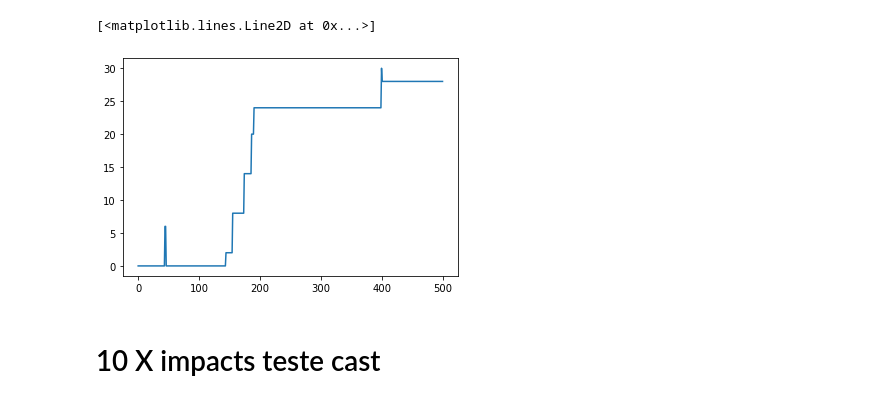
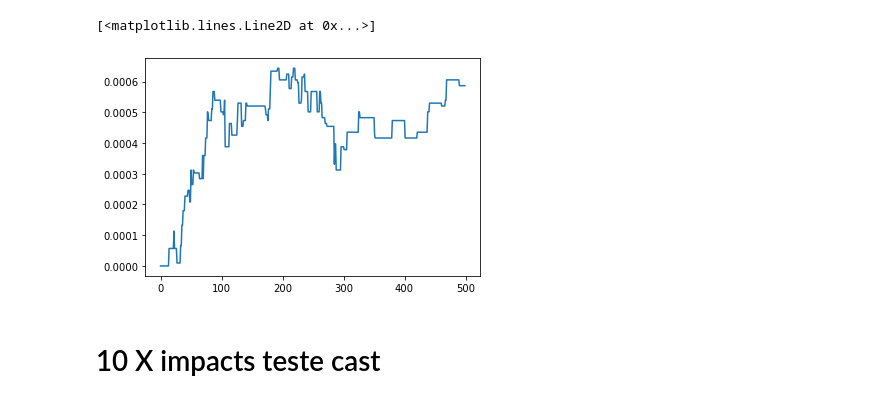
Before and after one commit to DualEarth/IMPaCS, a Jupyter notebook: impacts_prototype_with_test_case.ipynb, the cells around one changed output. Drawn from its saved outputs; the diff is of its cells as text; code cells hidden in the pictures.

Commit message:
adding volume calcs

```diff
--- a/impacts_prototype_with_test_case.ipynb
+++ b/impacts_prototype_with_test_case.ipynb
@@ -141,3 +137,9 @@ fraction of total {'010-020': 0.56, '020-030': 0.18, '030-040': 0.05, '040-050':
 # %%
 list_impacts_export = list(range(0,500,50))
 list_impacts_export.append(499)
+# %%
+impact_boundz=20
+[-impact_boundz, impact_boundz]
+Impc = IMPAaCS(egrid, max_depth_of_impact_melt=330,
+               lon_lims = [-impact_boundz, impact_boundz], lat_lims = [-impact_boundz, impact_boundz],
+               bound_sio2=True)
@@ -143,0 +150,5 @@ list_impacts_export.append(499)
+# %%
+# (grid_size [m] / 1000 [km/m])^2 [km^2] * Impc.z_discretized_km [km]
+grid_area = np.power(grid_size/1000,2)
+cube_volume = grid_area * Impc.z_discretized_km
+print(f"cube volume {cube_volume}, in km^3")
@@ -143,0 +157,16 @@ list_impacts_export.append(499)
+# %%
+# Get our surface are in proportion to Earth surface area
+# grid area [km^2] * n_grids in row * n_grid in col
+sample_area = grid_area * Impc.n_x * Impc.n_y
+print(f"sample area {sample_area}, in km^2")
+surface_area_of_earth = 507637669.626
+sample_area_ratio = sample_area / surface_area_of_earth
+print(f"our sample represents {np.round(sample_area_ratio,3)} of earth's surface area")
+surface_area_multiplier = 1/sample_area_ratio
+print(f"we need to multiply our volume by {np.round(surface_area_multiplier,3)} to correct for sample/earth area")
+
+cube_volume_multiplier = cube_volume * surface_area_multiplier
+print(f"multiply n_cubes by {np.round(cube_volume_multiplier,1)} to get crust volume [km^3] on earth")
+
+total_current_crust = 7.2e9 #km^3
+print(f"divide by {total_current_crust} to get relative percent crust volume")
@@ -144,5 +179,5 @@ list_impacts_export.append(499)
 # %%
-impact_boundz=5
+impact_boundz=10
 [-impact_boundz, impact_boundz]
 Impc = IMPAaCS(egrid, max_depth_of_impact_melt=330,
                lon_lims = [-impact_boundz, impact_boundz], lat_lims = [-impact_boundz, impact_boundz],
@@ -151,6 +186,7 @@ Impc = IMPAaCS(egrid, max_depth_of_impact_melt=330,
 # Track the total volume of continental crust.
 volume_crust = {i:0 for i in range(10)}
 n_cubes_above_60_list = []
+relative_percent_crust_vol_list = []
 
 # Loop through impacts, the df has them stored by time and diameter bn
 for it, t in enumerate(df.index.values):
@@ -186,6 +222,7 @@ for it, t in enumerate(df.index.values):
                 if sio2_bin >= 60:
                     n_cubes_above_60 += Impc.sum_at_sio2_by_layer[i][sio2_bin]
         n_cubes_above_60_list.append(n_cubes_above_60)
+        relative_percent_crust_vol_list.append(n_cubes_above_60 * cube_volume_multiplier / total_current_crust)
 
     if it == 0:
         percent_df = pd.DataFrame(Impc.percent_volume_by_layer[0], index=[it])
@@ -213,9 +250,9 @@ plotting SiO2  map for layers [0, 1, 2, 3, 4], and distribution for layer 0
 ... (10 outputs left out)
 # %%
-plt.plot(n_cubes_above_60_list)
+plt.plot(relative_percent_crust_vol_list)
 # %% [output]
 [<matplotlib.lines.Line2D at 0x...>]
-[figure, old version]
+[figure, new version]
 # %%
 impact_boundz=20
 [-impact_boundz, impact_boundz]
```
Also changed, not shown: parts of 9 cells of this notebook, 1 other file.
